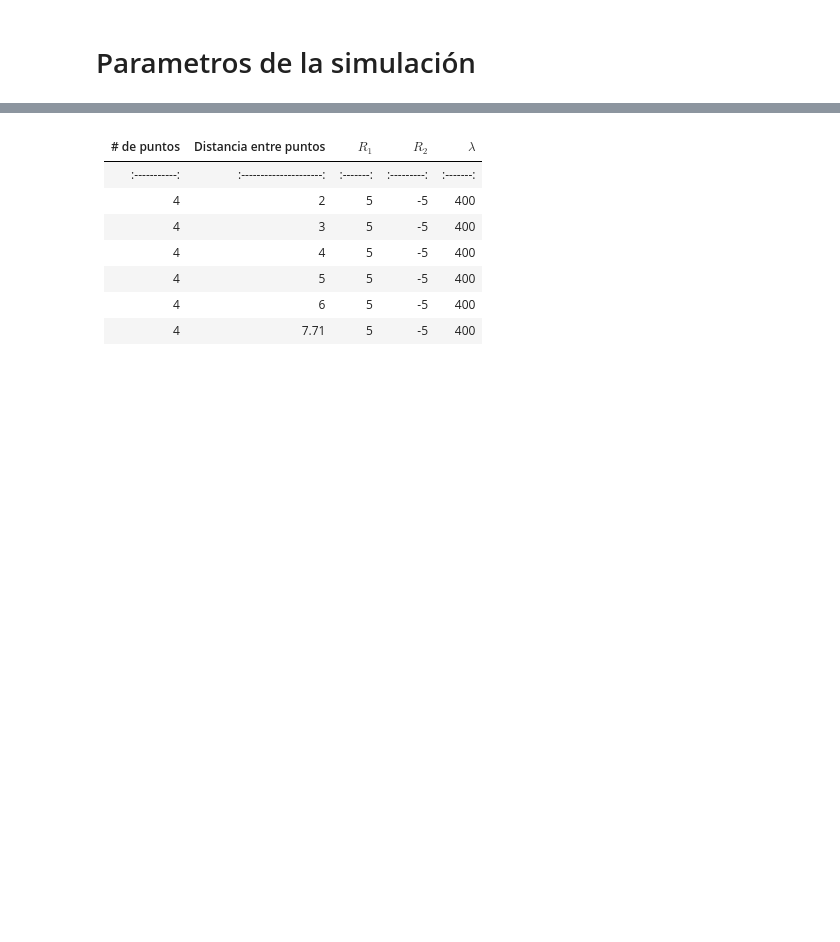
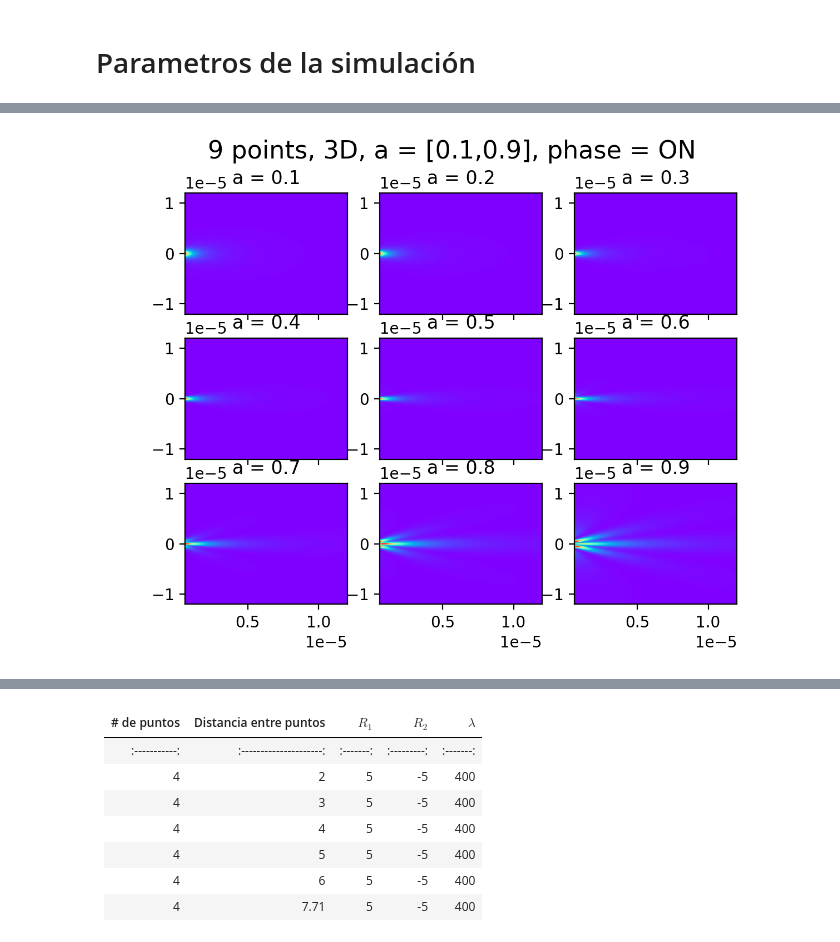
Before and after one commit to rcasalins/thesis_bachelor, a Jupyter notebook: Codigo/Tabla_9puntos.ipynb, the cells around one changed output, grey strips where cells are left out. Cells and saved outputs as stored; diff of their text form; code cells hidden in the pictures; blank space fills up the shorter version.

```diff
--- a/Codigo/Tabla_9puntos.ipynb
+++ b/Codigo/Tabla_9puntos.ipynb
@@ -174,0 +183,46 @@ plt.show()
+# %%
+%%time
+xx,zzz = np.meshgrid(np.linspace(-30*w, 30*w, 500), np.linspace(1.5*w, 30*w, 500))
+
+fig, ax = plt.subplots(nrows=3, ncols=3, sharex=True, dpi=200)
+z1 = np.array(list(GeometricPotencial_3D_reducido(xx,0,zzz,points*1,w,1,r1,r2)), dtype=float)
+ax[0,0].pcolormesh(zzz, xx, z1, cmap='rainbow',  vmin = z1.min(), vmax = z1.max())
+ax[0,0].set_title("a = 0.1")
+
+z2 = np.array(list(GeometricPotencial_3D_reducido(xx,0,zzz,points*2,w,1,r1,r2)), dtype=float)
+ax[0,1].pcolormesh(zzz, xx, z2, cmap='rainbow',  vmin = z2.min(), vmax = z2.max())
+ax[0,1].set_title("a = 0.2")
+
+z3 = np.array(list(GeometricPotencial_3D_reducido(xx,0,zzz,points*3,w,1,r1,r2)), dtype=float)
+ax[0,2].pcolormesh(zzz, xx, z3, cmap='rainbow',  vmin = z3.min(), vmax = z3.max())
+ax[0,2].set_title("a = 0.3")
+
+z4 = np.array(list(GeometricPotencial_3D_reducido(xx,0,zzz,points*4,w,1,r1,r2)), dtype=float)
+ax[1,0].pcolormesh(zzz, xx, z4, cmap='rainbow',  vmin = z4.min(), vmax = z4.max())
+ax[1,0].set_title("a = 0.4")
+
+z5 = np.array(list(GeometricPotencial_3D_reducido(xx,0,zzz,points*5,w,1,r1,r2)), dtype=float)
+ax[1,1].pcolormesh(zzz, xx, z5, cmap='rainbow',  vmin = z5.min(), vmax = z5.max())
+ax[1,1].set_title("a = 0.5")
+
+z6 = np.array(list(GeometricPotencial_3D_reducido(xx,0,zzz,points*6,w,1,r1,r2)), dtype=float)
+ax[1,2].pcolormesh(zzz, xx, z6, cmap='rainbow',  vmin = z6.min(), vmax = z6.max())
+ax[1,2].set_title("a = 0.6")
+
+z7 = np.array(list(GeometricPotencial_3D_reducido(xx,0,zzz,points*7,w,1,r1,r2)), dtype=float)
+ax[2,0].pcolormesh(zzz, xx, z7, cmap='rainbow',  vmin = z7.min(), vmax = z7.max())
+ax[2,0].set_title("a = 0.7")
+
+z8 = np.array(list(GeometricPotencial_3D_reducido(xx,0,zzz,points*8,w,1,r1,r2)), dtype=float)
+ax[2,1].pcolormesh(zzz, xx, z8, cmap='rainbow',  vmin = z8.min(), vmax = z8.max())
+ax[2,1].set_title("a = 0.8")
+
+z9 = np.array(list(GeometricPotencial_3D_reducido(xx,0,zzz,points*9,w,1,r1,r2)), dtype=float)
+ax[2,2].pcolormesh(zzz, xx, z9, cmap='rainbow',  vmin = z9.min(), vmax = z9.max())
+ax[2,2].set_title("a = 0.9")
+#fig.colorbar(c, ax = ax)
+fig.suptitle('9 points, 3D, a = [0.1,0.9], phase = ON', fontsize=16)
+#plt.savefig("Confinamiento")
+plt.show()
+# %% [output]
+[figure, added]
```
Also changed, not shown: parts of 9 cells of this notebook, 9 other files.
